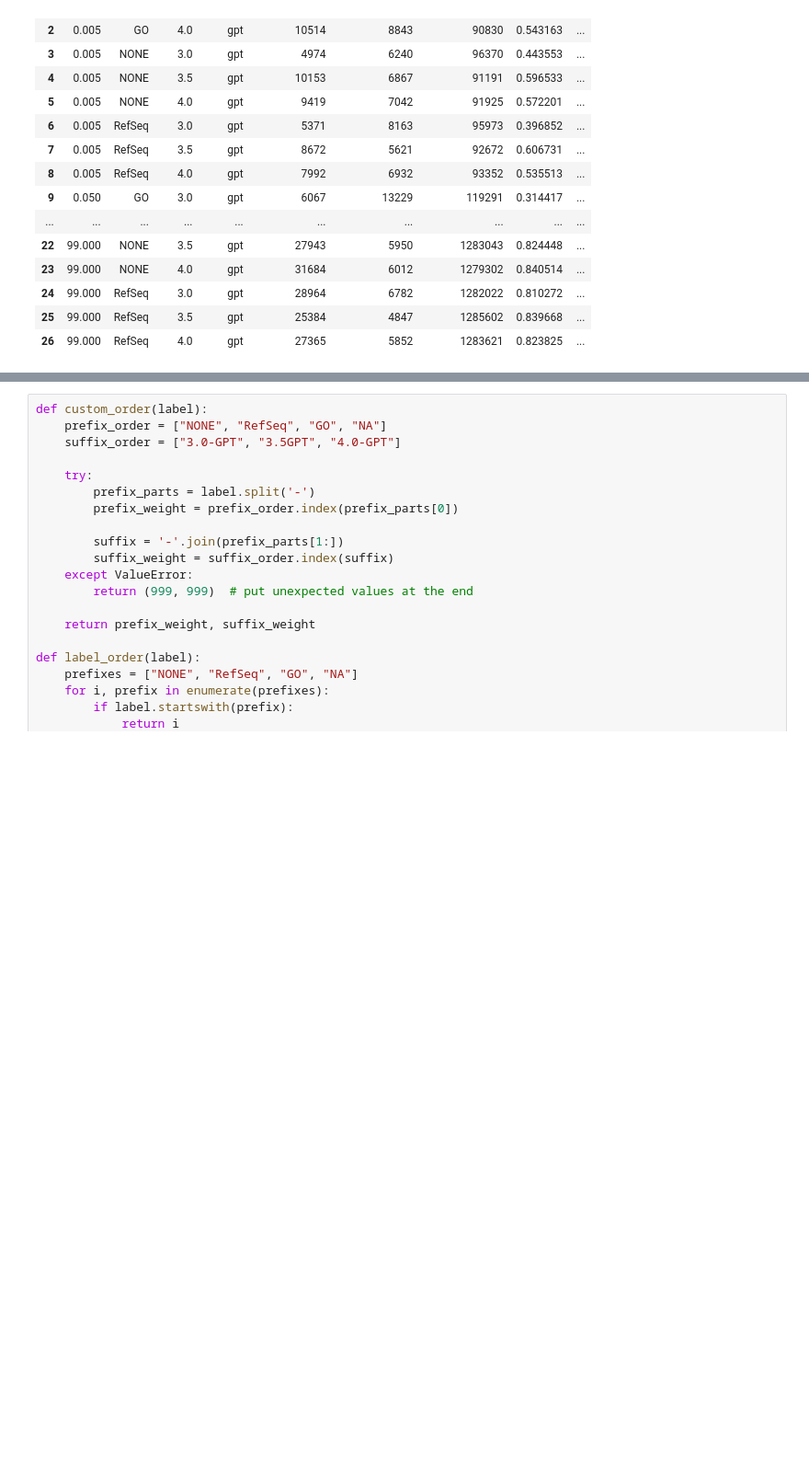
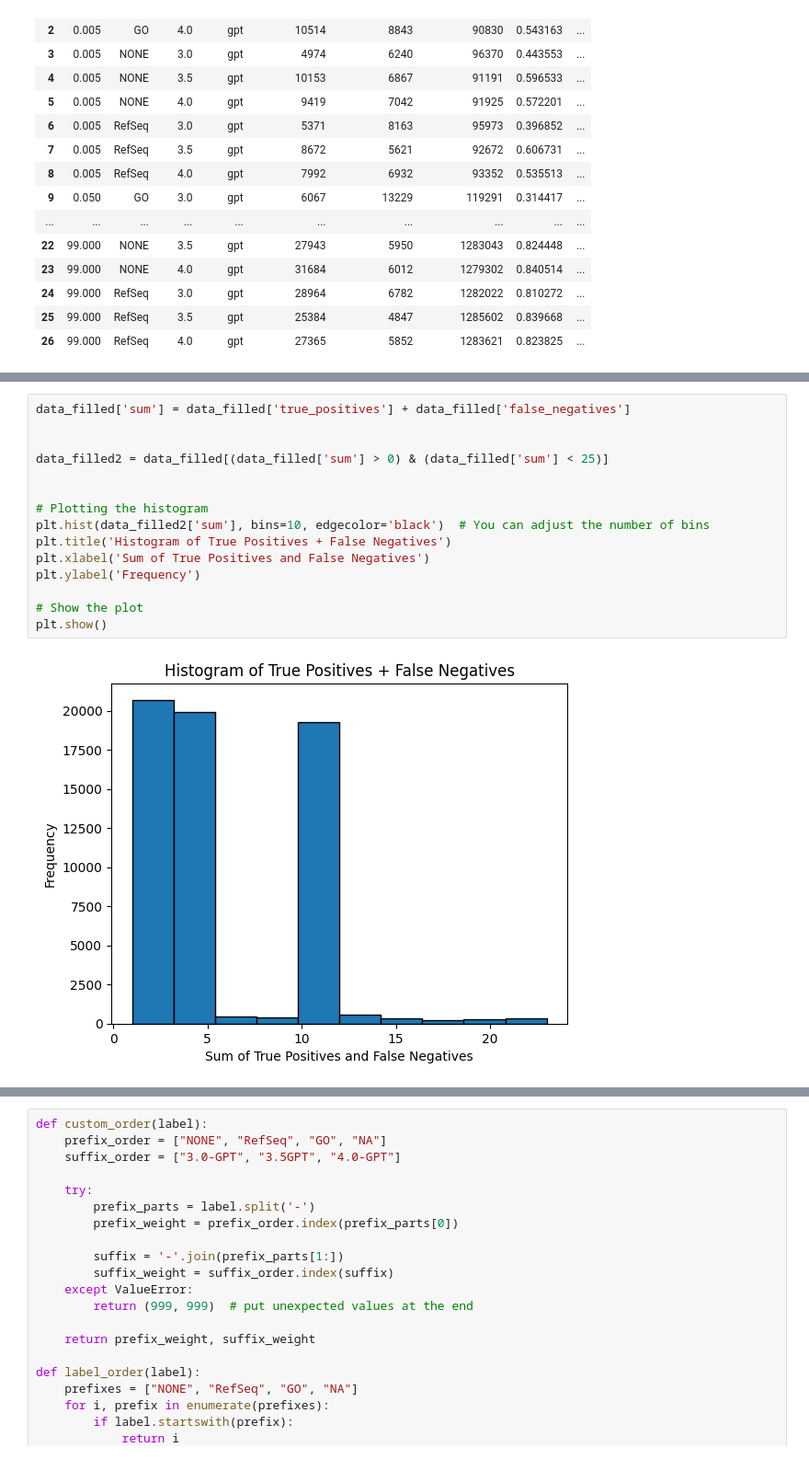
Before and after one commit to monarch-initiative/talisman-paper, a Jupyter notebook: precision_recall_figs.ipynb, the cells around one changed output, grey strips where cells are left out. Shown at 92% size. Drawn from its saved outputs; the diff is of its cells as text; blank space fills up the shorter version.

```diff
--- a/precision_recall_figs.ipynb
+++ b/precision_recall_figs.ipynb
@@ -436,0 +372,17 @@ Breakdown by source, model, method combinations:
+# %%
+data_filled['sum'] = data_filled['true_positives'] + data_filled['false_negatives']
+
+
+data_filled2 = data_filled[(data_filled['sum'] > 0) & (data_filled['sum'] < 25)]
+
+
+# Plotting the histogram
+plt.hist(data_filled2['sum'], bins=10, edgecolor='black')  # You can adjust the number of bins
+plt.title('Histogram of True Positives + False Negatives')
+plt.xlabel('Sum of True Positives and False Negatives')
+plt.ylabel('Frequency')
+
+# Show the plot
+plt.show()
+# %% [output]
+[figure, added]
```
Also changed, not shown: parts of 22 cells of this notebook, 1 other file.
